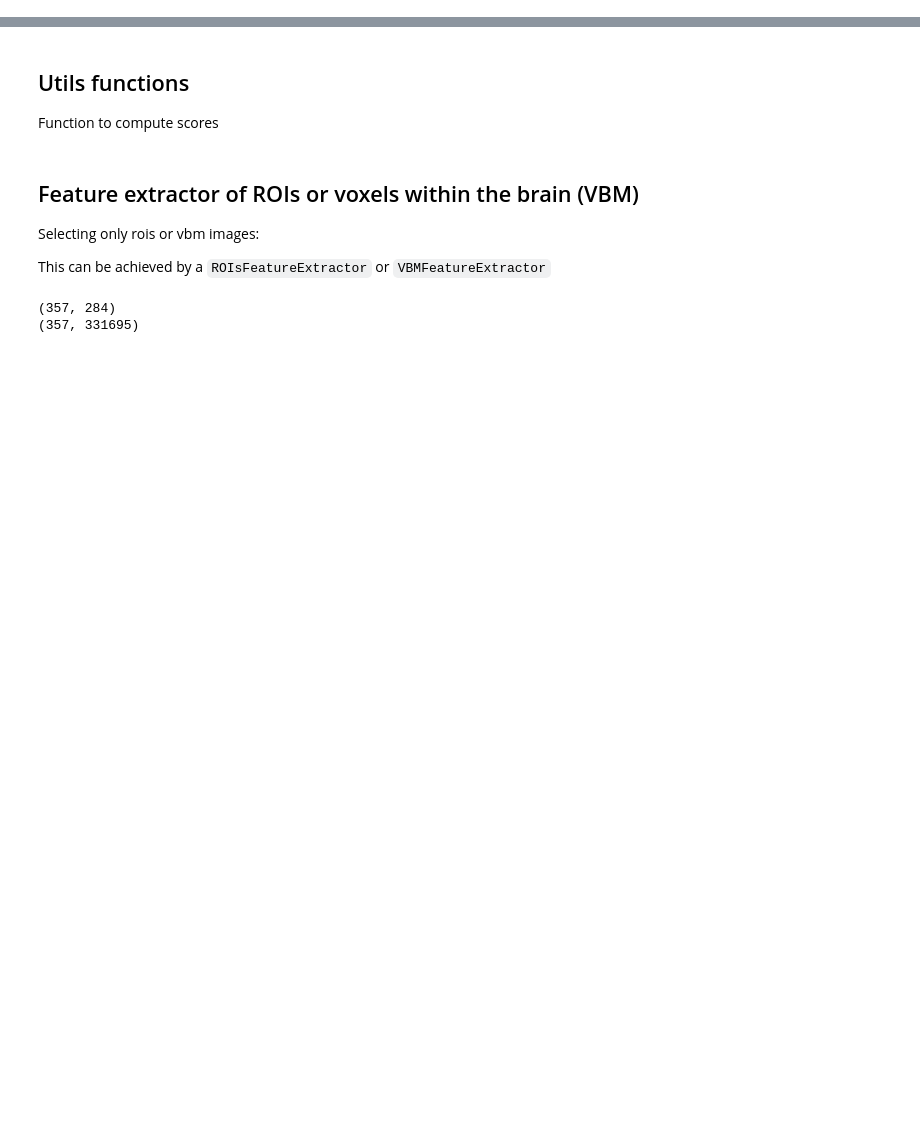
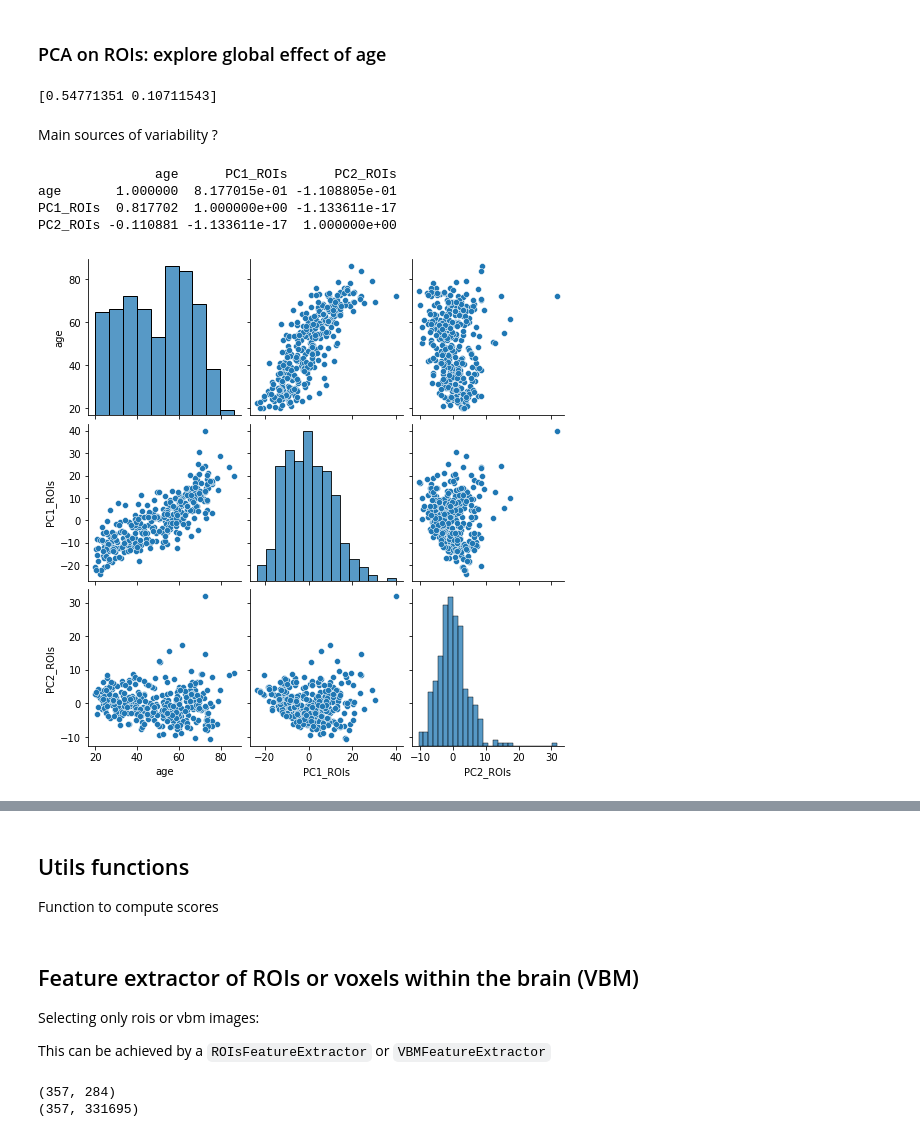
Before and after one commit to ramp-kits/brain_age, a Jupyter notebook: brain_age_starting_kit.ipynb, the cells around one changed output, grey strips where cells are left out. Cells and saved outputs as stored; diff of their text form; code cells hidden in the pictures; blank space fills up the shorter version.

```diff
--- a/brain_age_starting_kit.ipynb
+++ b/brain_age_starting_kit.ipynb
@@ -148,0 +179,3 @@ ramp-test --submission linear_regression_rois
+# %%
+globvol_rois_train = pd.read_csv(os.path.join("data", "train_rois.csv"))
+print(globvol_rois_train.iloc[:5, :10])
@@ -148,0 +201,26 @@ ramp-test --submission linear_regression_rois
+# %%
+rois_train = globvol_rois_train.loc[:, 'l3thVen_GM_Vol':]
+vols_train = globvol_rois_train.loc[:, ['CSF_Vol', 'GM_Vol', 'WM_Vol']]
+# %% [markdown]
+### PCA on ROIs: explore global effect of age
+# %%
+from sklearn.decomposition import PCA
+
+pca_rois = PCA(n_components=2)
+PCs_rois = pca_rois.fit_transform(rois_train)
+print(pca_rois.explained_variance_ratio_)
+
+df = pd.DataFrame(dict(age=participants_train['age'], PC1_ROIs=PCs_rois[:, 0], PC2_ROIs=PCs_rois[:, 1]))
+# %% [output]
+[0.54771351 0.10711543]
+# %% [markdown]
+Main sources of variability ?
+# %%
+sns.pairplot(df)
+print(df.corr())
+# %% [output]
+               age      PC1_ROIs      PC2_ROIs
+age       1.000000  8.177015e-01 -1.108805e-01
+PC1_ROIs  0.817702  1.000000e+00 -1.133611e-17
+PC2_ROIs -0.110881 -1.133611e-17  1.000000e+00
+[figure, added]
```
Also changed, not shown: parts of 20 cells of this notebook, 1 other file.
